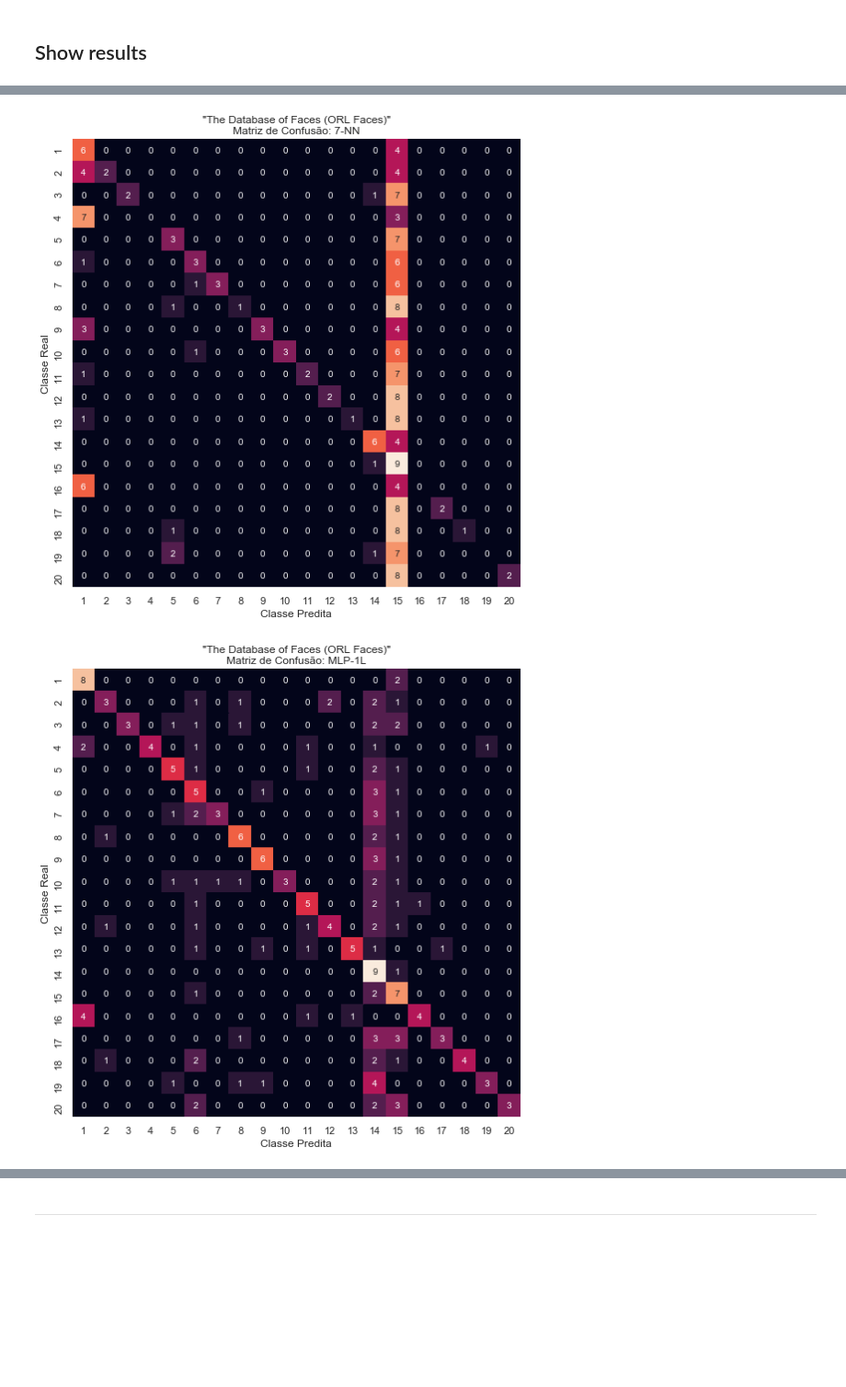
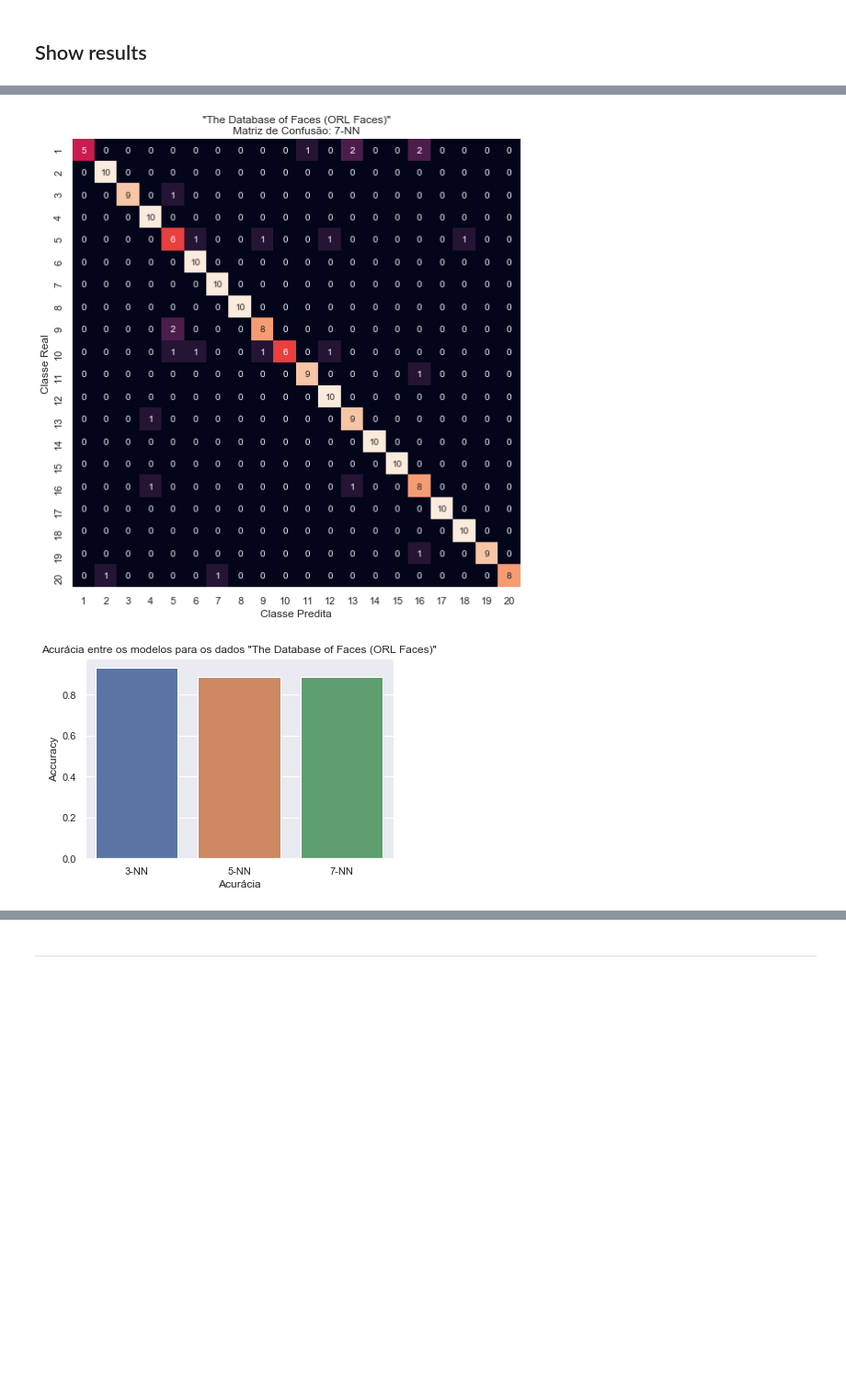
Before and after one commit to BrunoGomesCoelho/am-images, a Jupyter notebook: classify.ipynb, the cells around one changed output, grey strips where cells are left out. Shown at 92% size. Cells and saved outputs as stored; diff of their text form; code cells hidden in the pictures; blank space fills up the shorter version.

Commit message:
Add precision function and some adjustments.

```diff
--- a/classify.ipynb
+++ b/classify.ipynb
@@ -61,16 +61,27 @@ Wall time: 1min 58s
 <br>
 <br>
 <br>
+# %%
+precisions = []
+
+def weird_division(n, d):
+    return n / d if d else 0
+
+# Calculate Average Precision on Multiclass Dataset
+def calculate_average_precision(confusion_matrix):
+    # Precision[i] = TP[i] / (TP[i] + FP[i] = Sum of Column[i])
+    [precisions.append(weird_division(confusion_matrix[i][i], np.sum(confusion_matrix, axis=0)[i])) for i in range(confusion_matrix.shape[0])]
+    return np.mean(precisions)
 # %% [markdown]
 # Classify without processing
 # %%
 def run_models(x, y, processing="Nenhum",
-               names=["3-NN", "5-NN", "7-NN", "MLP-1L", "MLP-2L"],
+               names=["3-NN", "5-NN", "7-NN"],# "MLP-1L", "MLP-2L"],
                models=[KNeighborsClassifier(n_neighbors=3),
                        KNeighborsClassifier(n_neighbors=5),
                        KNeighborsClassifier(n_neighbors=7),
-                       MLPClassifier(solver="sgd", hidden_layer_sizes=(90, ), momentum=1),
-                       MLPClassifier(solver="sgd", hidden_layer_sizes=(90, 40, ), momentum=0.3),
+                       #MLPClassifier(solver="sgd", hidden_layer_sizes=(90, ), momentum=1),
+                       #MLPClassifier(solver="sgd", hidden_layer_sizes=(90, 40, ), momentum=0.3),
                       ],
                result_cols=["Score", "Model", "Pré-Processamento"],
               other_metrics=False):
@@ -88,9 +99,7 @@ def run_models(x, y, processing="Nenhum",
         acc = accuracy_score(y, y_pred)
 
         # Precision
-        #prc = precision_score(y, y_pred)
-        prc = 0.5
-        #precision_score(y, y_pred)
+        prc = calculate_average_precision(conf_mat)
 
         results.loc[len(results)] = [conf_mat, acc, prc, name, processing]
         if other_metrics:
@@ -154,7 +163,7 @@ def plot_result(results, name, use_hue=False):
         sns.barplot(y="Precision", x="Model", data=results)
     plt.xlabel("Modelo")
     plt.xlabel("Precisão")
-    plt.title(f"Precisão entre os modelos para os dados {name}");
+    plt.title(f"Precisão média entre os modelos para os dados {name}");
     plt.show()
 # %%
 plot_result(icmc_matrix, "\"Pessoas ICMC\"")
@@ -169,3 +176,3 @@ plot_result(icmc_matrix, "\"Pessoas ICMC\"")
 # %%
-plot_result(icmc_matrix, "\"The Database of Faces (ORL Faces)\"")
+plot_result(original_matrix, "\"The Database of Faces (ORL Faces)\"")
 # %% [output]
@@ -174,2 +181,2 @@ plot_result(icmc_matrix, "\"The Database of Faces (ORL Faces)\"")
-[figure, old version]
+[figure, new version]
-[figure, old version]
+[figure, new version]
```
Also changed, not shown: parts of 12 cells of this notebook.
